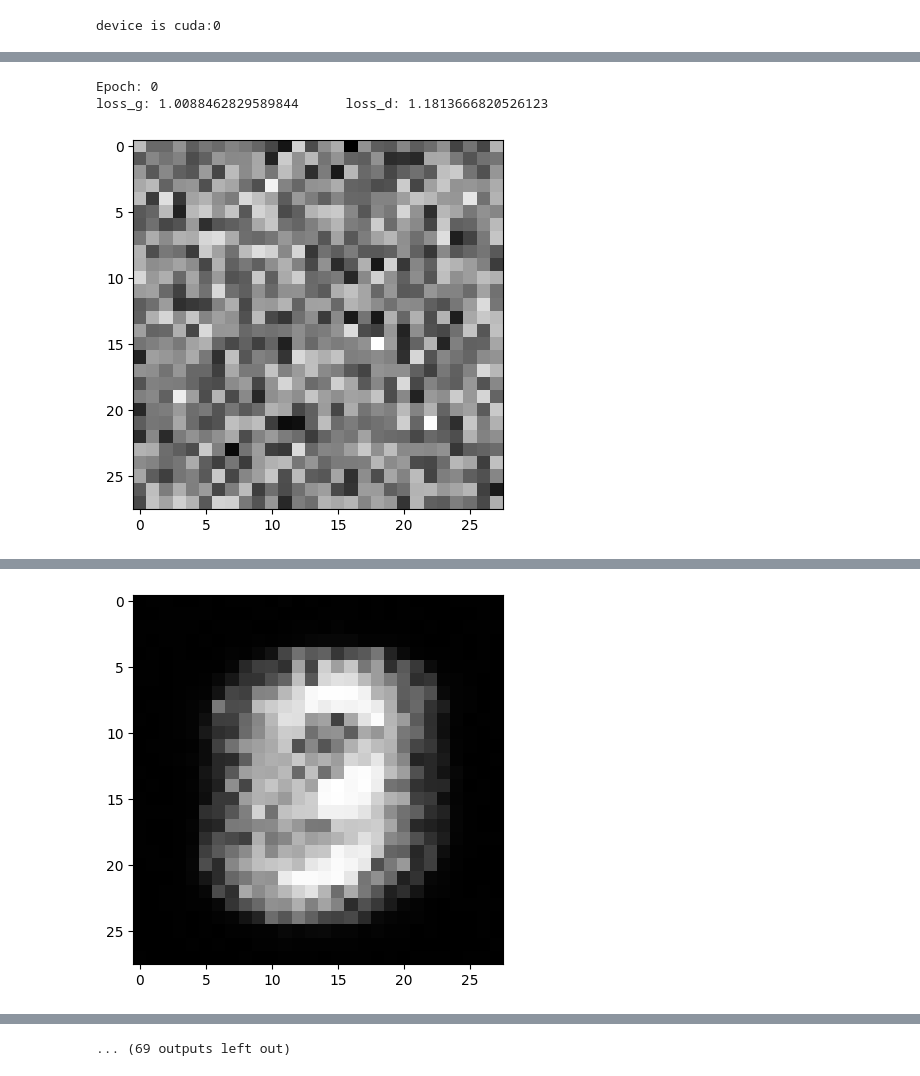
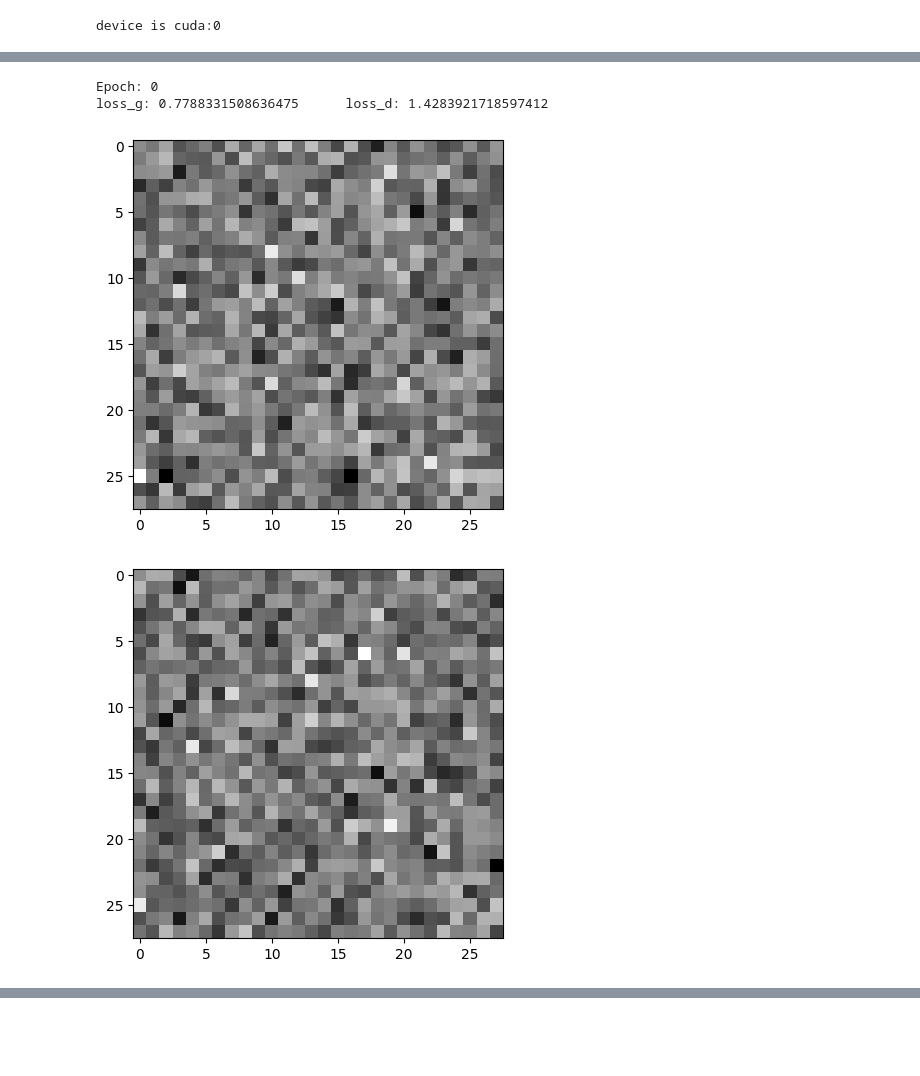
Before and after one commit to EkteMedium/Lab0_D7047E, a Jupyter notebook: Lab2/GAN2.ipynb, the cells around one changed output, grey strips where cells are left out. Saved outputs shown, nothing was run; the diff lists cells and outputs as text; code cells hidden in the pictures; blank space fills up the shorter version.

```diff
--- a/Lab2/GAN2.ipynb
+++ b/Lab2/GAN2.ipynb
@@ -20,11 +20,12 @@ class Generator(nn.Module):
     def __init__(self):
         super().__init__()
 
-        self.act = nn.Sigmoid()
+        self.act = nn.LeakyReLU(0.2)
 
         # input: 100
         self.fc1 = nn.Linear(in_features=100, out_features=128)
-        self.fc2 = nn.Linear(in_features=128, out_features=784)
+        self.fc2 = nn.Linear(in_features=128, out_features=512)
+        self.fc3 = nn.Linear(in_features=512, out_features=784)
 
         self.sig = nn.Sigmoid()
 
@@ -34,6 +35,8 @@ class Generator(nn.Module):
         x = self.fc1(x) #100->128
         x = self.act(x) #128->128
         x = self.fc2(x) #128->784
+        x = self.act(x) #128->128
+        x = self.fc3(x) #128->784
         x = self.sig(x) #784->784 (28x28)
         return x
 
@@ -79,12 +82,17 @@ batch_size = 100
 mnist_train = datasets.MNIST("./", train=True, download=True, transform=transforms.ToTensor())
 mnist_test = datasets.MNIST("./", train=False, download=True, transform=transforms.ToTensor())
 
+dataset = datasets.MNIST(root='./', transform=transforms.ToTensor())
+#idx = dataset.train_labels==5
+#dataset.targets = dataset.train_labels[idx]
+#dataset.data = dataset.train_data[idx]
+
 # Dataset is split 8:2
 train_size = int(0.8 * len(mnist_train))
 val_size = len(mnist_train) - train_size
 mnist_train, mnist_val = random_split(mnist_train, [train_size, val_size])
 
-train_loader = torch.utils.data.DataLoader(mnist_train, batch_size=batch_size, shuffle=False)
+train_loader = torch.utils.data.DataLoader(dataset, batch_size=batch_size, shuffle=True)
 test_loader = torch.utils.data.DataLoader(mnist_test, batch_size=batch_size, shuffle=False)
 val_loader = torch.utils.data.DataLoader(mnist_val, batch_size=batch_size, shuffle=False)
 
@@ -104,5 +112,5 @@ plot_digit(images[0])
 # %%
-def train_models(model_d, criterion_d, optimizer_d, scheduler_d, model_g, criterion_g, optimizer_g, scheduler_g, epochs, train_loader, k, batch_sz):
+def train_models(model_d, criterion_d, optimizer_d, model_g, criterion_g, optimizer_g, epochs, train_loader, k, batch_sz):
     it = iter(train_loader)
     for epoch in range(epochs):
 
@@ -114,22 +122,20 @@ def train_models(model_d, criterion_d, optimizer_d, scheduler_d, model_g, criter
                 it = iter(train_loader)
                 images,_ = next(it)
             _, out_real = model_d(torch.flatten(images,start_dim=1).to(device))
-            _, out_fake = model_d(model_g(torch.rand(batch_sz,1,100).to(device)))
+            _, out_fake = model_d(model_g(torch.randn(out_real.shape[0],100).to(device)))
             optimizer_d.zero_grad()
             loss_d_real = criterion_d(out_real,torch.ones_like(out_real)).to(device)
             loss_d_fake = criterion_d(out_fake,torch.zeros_like(out_fake)).to(device)
             loss_d = loss_d_real+loss_d_fake
             loss_d.backward()
             optimizer_d.step()
-            scheduler_d.step()
 
         #Train Generator
-        _, out_fake = model_d(model_g(torch.rand(batch_sz,1,100).to(device)))
+        _, out_fake = model_d(model_g(torch.randn(batch_sz,100).to(device)))
         optimizer_g.zero_grad()
         loss_g = criterion_g(out_fake,torch.ones_like(out_fake)).to(device)
         loss_g.backward()
         optimizer_g.step()
-        scheduler_g.step()
 
 
 
@@ -137,27 +143,28 @@ def train_models(model_d, criterion_d, optimizer_d, scheduler_d, model_g, criter
             print("Epoch:",epoch)
             print("loss_g:",loss_g.item(),"\tloss_d:",loss_d.item())
         if epoch%500==0:
-            disp = model_g(torch.rand(batch_sz,1,100).to(device))
-            plot_digit(torch.reshape(disp[0,0,:],(28,28)).detach().cpu())
+            noise = torch.randn(batch_sz,100)
+            disp = model_g(noise.to(device))
+            plot_digit(torch.reshape(disp[0,:],(28,28)).detach().cpu())
+            plot_digit(torch.reshape(disp[1,:],(28,28)).detach().cpu())
+            plot_digit(torch.reshape(disp[2,:],(28,28)).detach().cpu())
 # %%
-lr = 0.01
-k = 5
+lr = 0.0002
+k = 1
 epochs = 20000
 
 generator = Generator().to(device)
 disciminator = Discriminator().to(device)
 
-optimizer_gen = torch.optim.SGD(generator.parameters(), lr=lr)
-optimizer_dis = torch.optim.SGD(disciminator.parameters(), lr=lr)
+optimizer_gen = torch.optim.Adam(generator.parameters(), lr=lr)
+optimizer_dis = torch.optim.Adam(disciminator.parameters(), lr=lr)
 
 criterion_gen = torch.nn.BCEWithLogitsLoss()
 criterion_dis = torch.nn.BCEWithLogitsLoss()
 
-scheduler_gen = torch.optim.lr_scheduler.StepLR(optimizer_gen, step_size=25, gamma=0.998)
-scheduler_dis = torch.optim.lr_scheduler.StepLR(optimizer_dis, step_size=25, gamma=0.998)
-
-train_models(disciminator, criterion_dis, optimizer_dis, scheduler_dis, generator, criterion_gen, optimizer_gen, scheduler_gen, epochs, train_loader, k, batch_size)
+train_models(disciminator, criterion_dis, optimizer_dis, generator, criterion_gen, optimizer_gen, epochs, train_loader, k, batch_size)
 # %% [output]
 Epoch: 0
-loss_g: 1.0088462829589844      loss_d: 1.1813666820526123
+loss_g: 0.7788331508636475      loss_d: 1.4283921718597412
-[figure, old version]
+[figure, new version]
+[figure, new version]
@@ -184 +191,0 @@ loss_g: 2.941864013671875       loss_d: 0.13754667341709137
-[figure, old version]
@@ -269 +218,0 @@ loss_g: 3.933128595352173       loss_d: 0.09669781476259232
-... (69 outputs left out)
```
Also changed, not shown: parts of 3 cells of this notebook, 18 other files.
